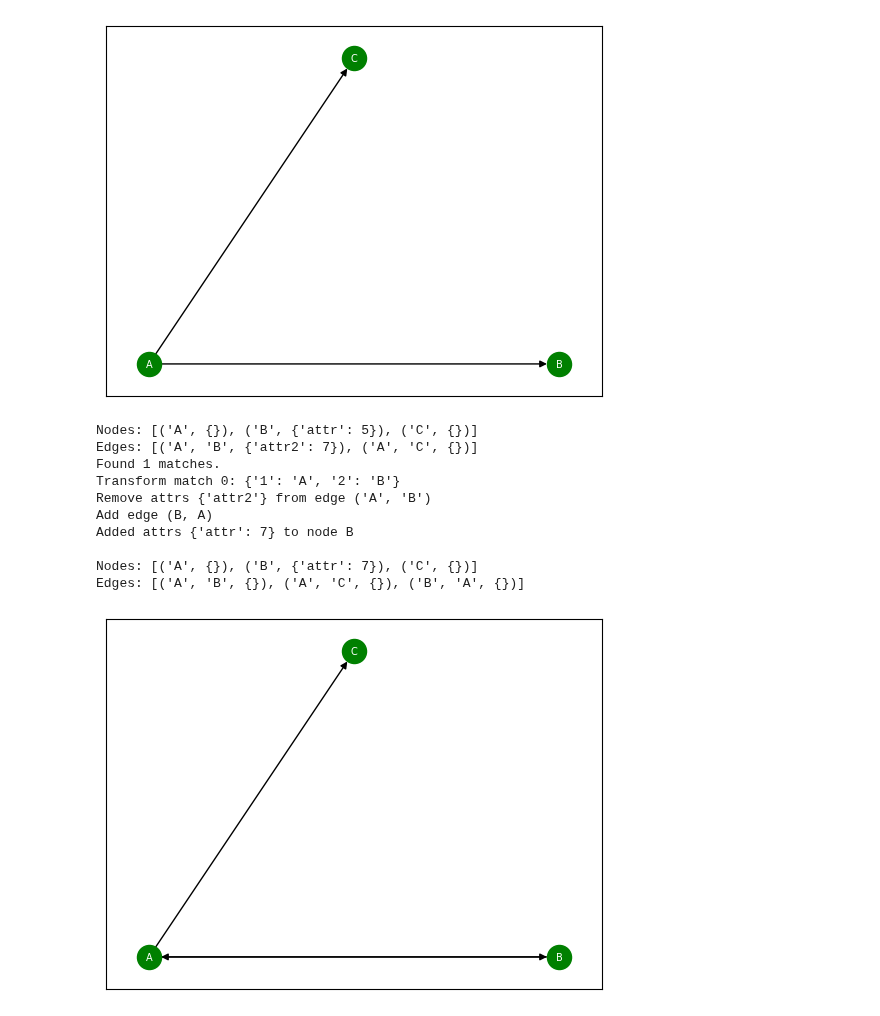
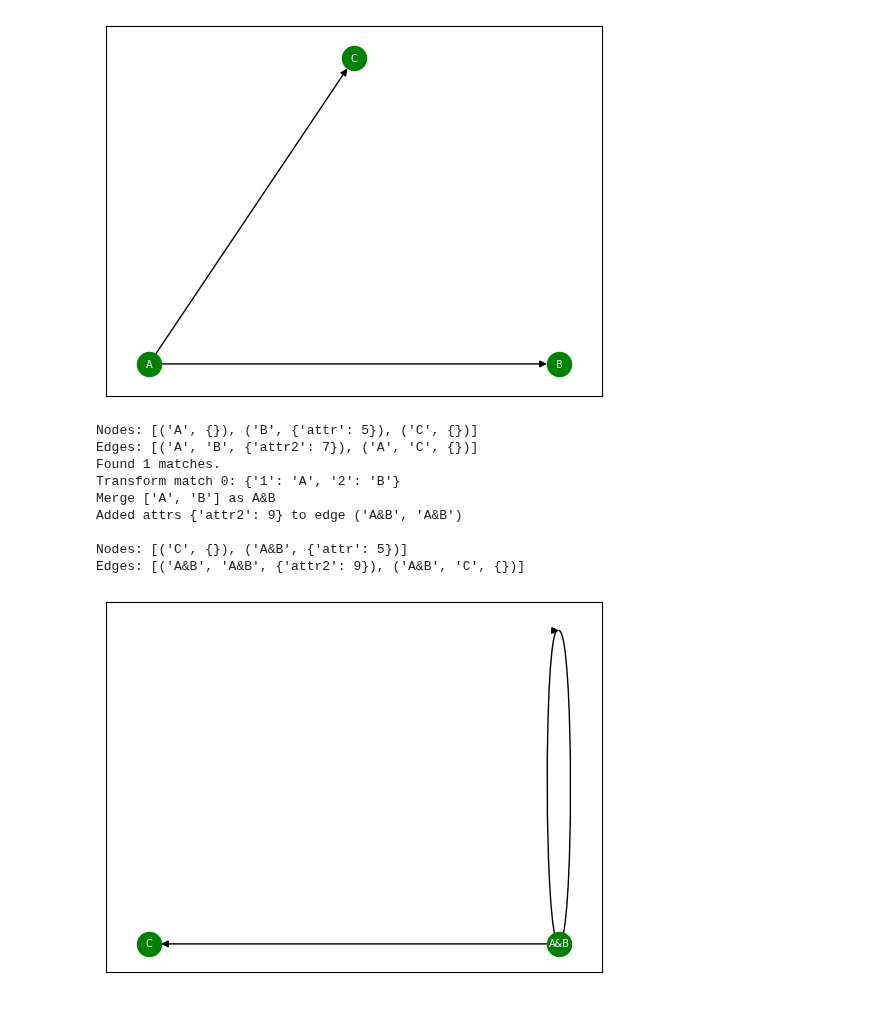
Before and after one commit to DeanLight/graph_rewrite, a Jupyter notebook: nbs/06_transform.ipynb, the cells around one changed output. Drawn from its saved outputs; the diff is of its cells as text; code cells hidden in the pictures.

```diff
--- a/nbs/06_transform.ipynb
+++ b/nbs/06_transform.ipynb
@@ -31,7 +29,8 @@ exceptions = {
     "no_such_edge": lambda edge: f"Edge {edge} does not exist in the input graph.",
     "no_such_attr_in_node": lambda attr, node: f"Attribute {attr} does not exist in input graph's node {node}.",
     "no_such_attr_in_edge": lambda attr, edge: f"Attribute {attr} does not exist in input graph's edge {edge}.",
-    "edge_exists": lambda edge: f"Edge {edge} already exists in the input graph."
+    "edge_exists": lambda edge: f"Edge {edge} already exists in the input graph.",
+    "not_enough_to_merge": lambda nodes: f"Tried to merge less than two nodes, with list {nodes}."
 }
 # %%
 #| export
@@ -97,8 +96,3 @@ def _remove_edge_attrs(graph: DiGraph, edge: EdgeName, attrs_to_remove: set):
         if attr not in graph.edges[edge]:
             raise GraphRewriteException(exceptions["no_such_attr_in_edge"](attr, edge))
         del graph.edges[edge][attr]
-# %%
-#| export
-def _merge_nodes(graph: DiGraph, nodes_to_merge: set[NodeName]) -> NodeName:
-    # TODO: not implemented yet
-    pass
@@ -208,7 +275,7 @@ def rewrite_match_expansive(input_graph: DiGraph, rule: Rule, p_input_map: dict[
     merge_rhs_nodes = rule.nodes_to_merge().keys()
     for merge_rhs_node, p_merged in rule.nodes_to_merge().items():
         input_nodes_to_merge = [p_input_map[p_node] for p_node in p_merged]
-        new_merged_id = _merge_nodes(input_graph, input_nodes_to_merge)
+        new_merged_id = _merge_nodes(input_graph, input_nodes_to_merge, rule.merge_policy)
         print(f"Merge {input_nodes_to_merge} as {new_merged_id}")
         rhs_input_map[merge_rhs_node] = new_merged_id
 
@@ -261,15 +328,16 @@ def log(msg, color=OKGREEN):
     print(f"{color}{msg}{ENDC}")
 # %%
 def rewrite(input_graph: DiGraph, lhs: str, p: DiGraph = None, rhs: DiGraph = None,
-                   condition: FilterFunc = lambda match: True) -> List[Match]:
+                   condition: FilterFunc = lambda match: True,
+                   merge_policy = MergePolicy.choose_last) -> List[Match]:
         # TODO: Allow repairing to original input graph if an exception was raised
         lhs_graph, condition = lhs_to_graph(lhs, condition)
-        matches = find_matches(input_graph, lhs_graph, condition=condition)
+        matches = [match for match in find_matches(input_graph, lhs_graph, condition=condition)]
         log(f"\nNodes: {input_graph.nodes(data=True)}\nEdges: {input_graph.edges(data=True)}")
         log(f"Found {len(matches)} matches.")
         # TODO: change p to str, parse it
         # TODO: change rhs to str, parse it, render it with render_rhs
-        rule = Rule(lhs_graph, p, rhs) # TODO: add merge_policy
+        rule = Rule(lhs_graph, p, rhs, merge_policy=merge_policy) # TODO: add merge_policy
         for index, match in enumerate(matches):
             log(f"Transform match {index}: {match.mapping}")
             rewrite_match(input_graph, match, rule)
@@ -292,24 +360,23 @@ _plot_graph(input_graph)
 # %%
 lhs = '1-[attr2]->2'
 p = _create_graph(
     ['1', '2'],
-    [('1', '2')]
+    [('1', '2', {'attr2': None})]
 )
 rhs = _create_graph(
-    ['1', ('2', {'attr': 7})],
-    [('1', '2'), ('2', '1')]
+    ['1&2'],
+    [('1&2', '1&2', {'attr2': 9})]
 )
 matches = rewrite(input_graph, lhs, p, rhs)
 _plot_graph(input_graph)
 # %% [output]
 Nodes: [('A', {}), ('B', {'attr': 5}), ('C', {})]
 Edges: [('A', 'B', {'attr2': 7}), ('A', 'C', {})]
 Found 1 matches.
 Transform match 0: {'1': 'A', '2': 'B'}
-Remove attrs {'attr2'} from edge ('A', 'B')
-Add edge (B, A)
-Added attrs {'attr': 7} to node B
+Merge ['A', 'B'] as A&B
+Added attrs {'attr2': 9} to edge ('A&B', 'A&B')
 
-Nodes: [('A', {}), ('B', {'attr': 7}), ('C', {})]
-Edges: [('A', 'B', {}), ('A', 'C', {}), ('B', 'A', {})]
+Nodes: [('C', {}), ('A&B', {'attr': 5})]
+Edges: [('A&B', 'A&B', {'attr2': 9}), ('A&B', 'C', {})]
-[figure, old version]
+[figure, new version]
```
Also changed, not shown: parts of 5 cells of this notebook, 11 other files.
